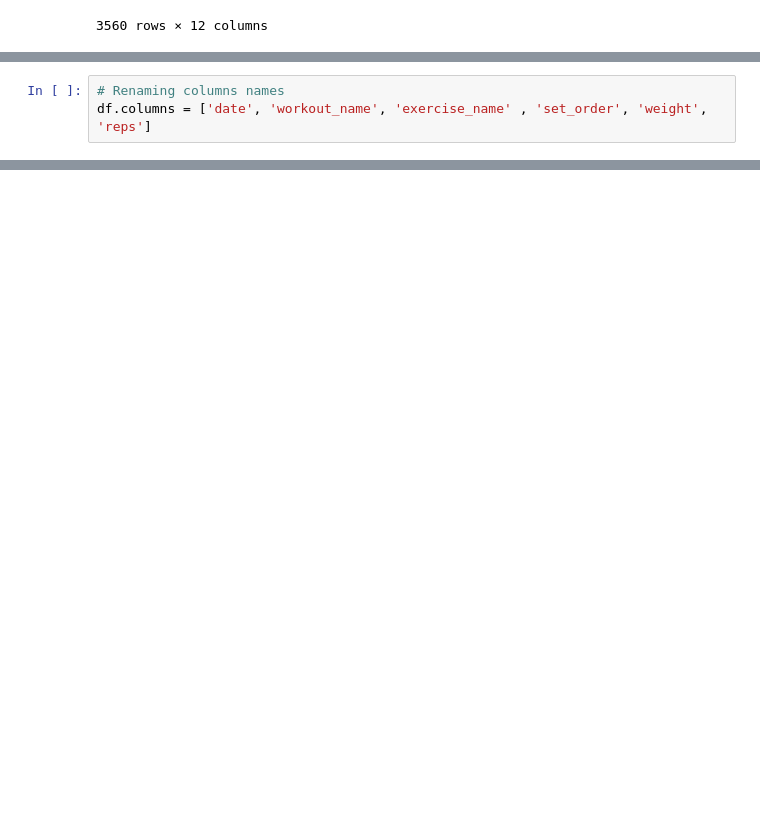
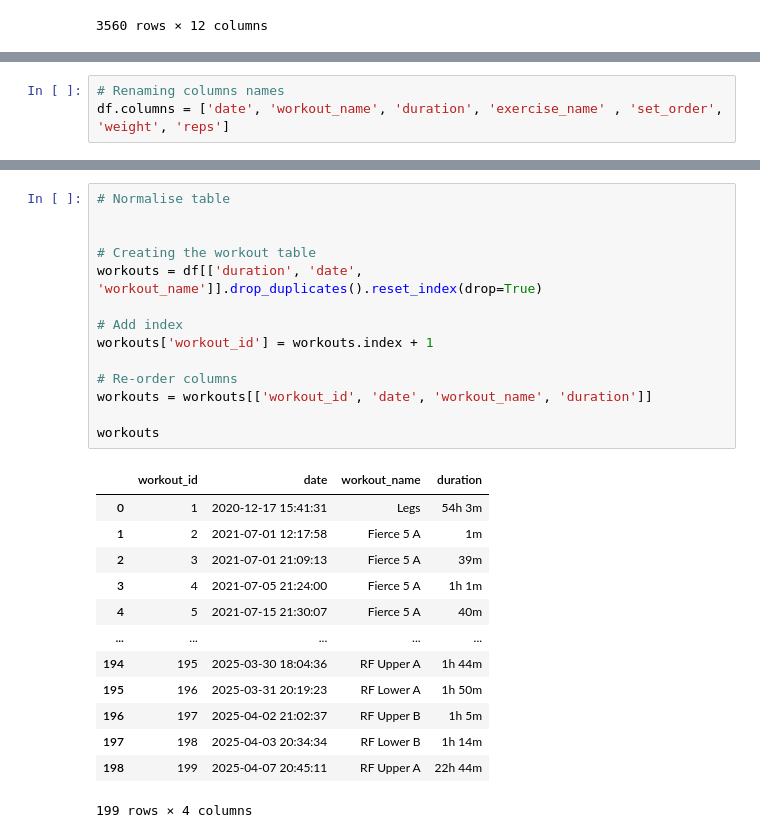
Before and after one commit to SSais/selfhost_db, a Jupyter notebook: notebooks/data_transformation.ipynb, the cells around one changed output, grey strips where cells are left out. Cells and saved outputs as stored; diff of their text form; blank space fills up the shorter version.

```diff
--- a/notebooks/data_transformation.ipynb
+++ b/notebooks/data_transformation.ipynb
@@ -43,3 +41,3 @@ df
 # %%
 # Renaming columns names
-df.columns = ['date', 'workout_name', 'exercise_name' , 'set_order', 'weight', 'reps']
+df.columns = ['date', 'workout_name', 'duration', 'exercise_name' , 'set_order', 'weight', 'reps']
@@ -61,0 +69,28 @@ df
+# %%
+# Normalise table
+
+
+# Creating the workout table
+workouts = df[['duration', 'date', 'workout_name']].drop_duplicates().reset_index(drop=True)
+
+# Add index
+workouts['workout_id'] = workouts.index + 1
+
+# Re-order columns
+workouts = workouts[['workout_id', 'date', 'workout_name', 'duration']]
+
+workouts
+# %% [output]
+|  | workout_id | date | workout_name | duration |
+| 0 | 1 | 2020-12-17 15:41:31 | Legs | 54h 3m |
+| 1 | 2 | 2021-07-01 12:17:58 | Fierce 5 A | 1m |
+| 2 | 3 | 2021-07-01 21:09:13 | Fierce 5 A | 39m |
+| 3 | 4 | 2021-07-05 21:24:00 | Fierce 5 A | 1h 1m |
+| 4 | 5 | 2021-07-15 21:30:07 | Fierce 5 A | 40m |
+| ... | ... | ... | ... | ... |
+| 194 | 195 | 2025-03-30 18:04:36 | RF Upper A | 1h 44m |
+| 195 | 196 | 2025-03-31 20:19:23 | RF Lower A | 1h 50m |
+| 196 | 197 | 2025-04-02 21:02:37 | RF Upper B | 1h 5m |
+| 197 | 198 | 2025-04-03 20:34:34 | RF Lower B | 1h 14m |
+| 198 | 199 | 2025-04-07 20:45:11 | RF Upper A | 22h 44m |
+199 rows × 4 columns
```
Also changed, not shown: parts of 8 cells of this notebook.
